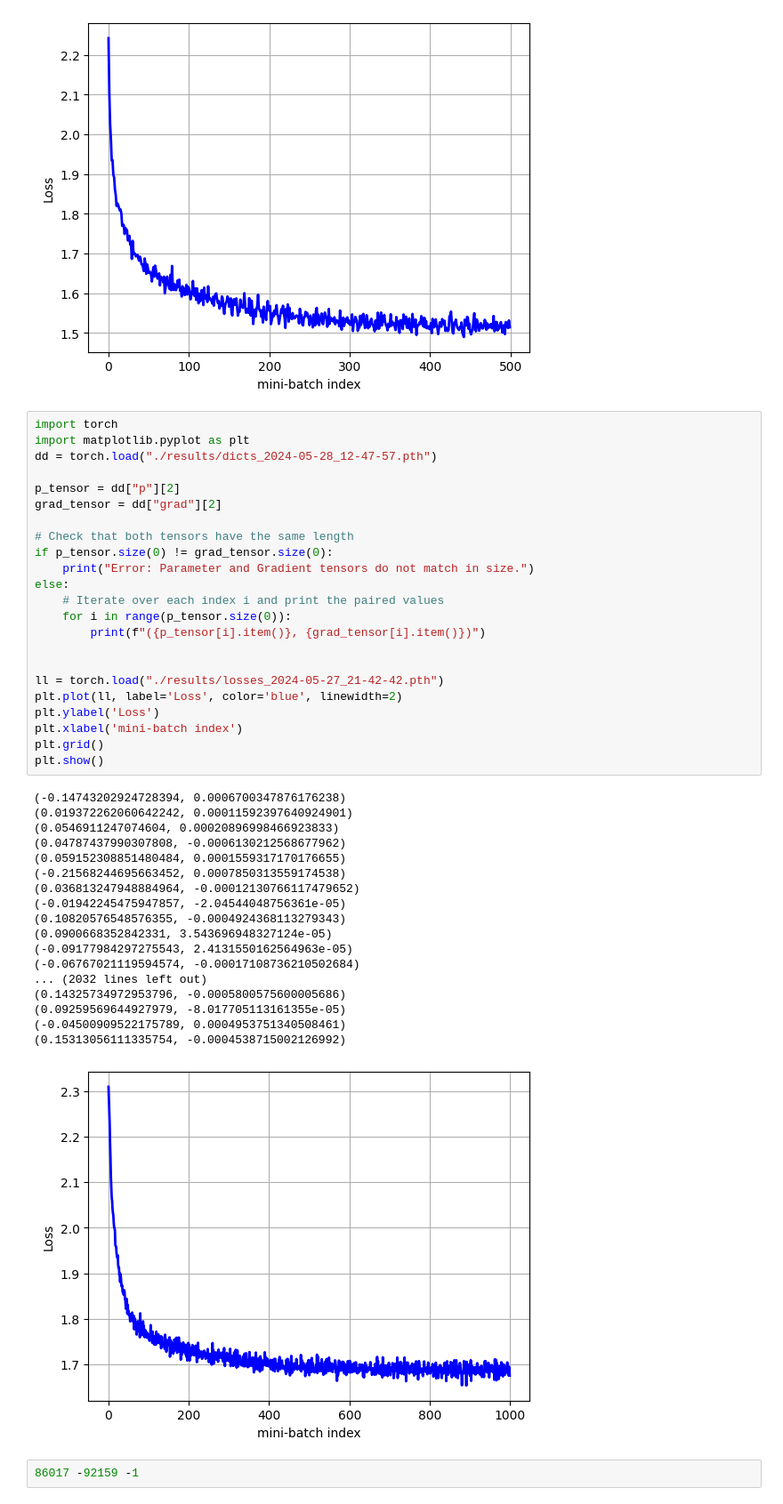
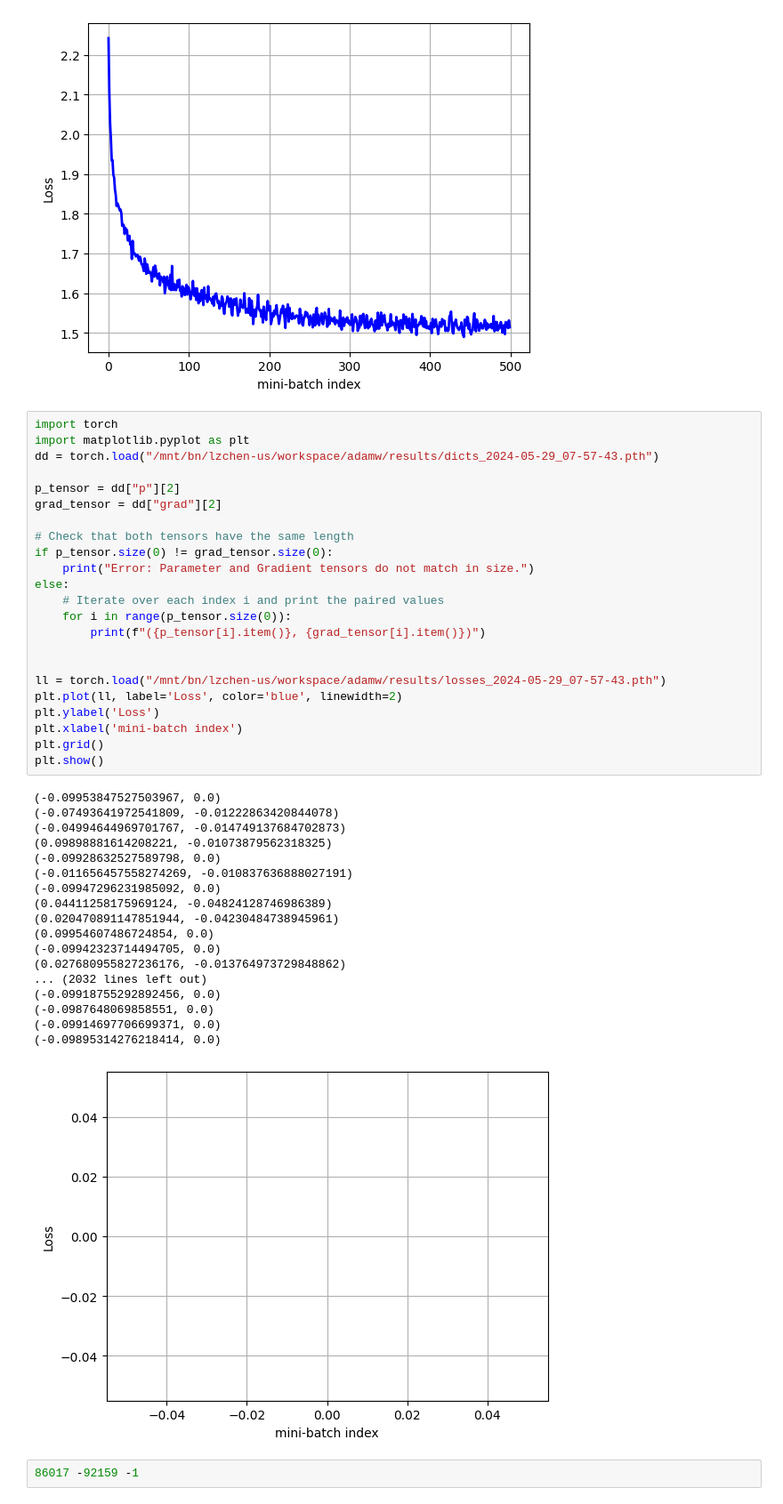
Before and after one commit to L-z-Chen/adamw, a Jupyter notebook: nn_toy.ipynb, the cells around one changed output. Shown at 89% size. Drawn from its saved outputs; the diff is of its cells as text.

```diff
--- a/nn_toy.ipynb
+++ b/nn_toy.ipynb
@@ -185,45 +186,45 @@ plt.show()
 # %%
 import torch
 import matplotlib.pyplot as plt
-dd = torch.load("./results/dicts_2024-05-28_12-47-57.pth")
+dd = torch.load("/mnt/bn/lzchen-us/workspace/adamw/results/dicts_2024-05-29_07-57-43.pth")
 
 p_tensor = dd["p"][2]
 grad_tensor = dd["grad"][2]
 
 # Check that both tensors have the same length
 if p_tensor.size(0) != grad_tensor.size(0):
     print("Error: Parameter and Gradient tensors do not match in size.")
 else:
     # Iterate over each index i and print the paired values
     for i in range(p_tensor.size(0)):
         print(f"({p_tensor[i].item()}, {grad_tensor[i].item()})")
 
 
-ll = torch.load("./results/losses_2024-05-27_21-42-42.pth")
+ll = torch.load("/mnt/bn/lzchen-us/workspace/adamw/results/losses_2024-05-29_07-57-43.pth")
 plt.plot(ll, label='Loss', color='blue', linewidth=2)
 plt.ylabel('Loss')
 plt.xlabel('mini-batch index')
 plt.grid()
 plt.show()
 # %% [output]
-(-0.14743202924728394, 0.0006700347876176238)
-(0.019372262060642242, 0.00011592397640924901)
-(0.0546911247074604, 0.00020896998466923833)
-(0.04787437990307808, -0.0006130212568677962)
-(0.059152308851480484, 0.0001559317170176655)
-(-0.21568244695663452, 0.0007850313559174538)
-(0.036813247948884964, -0.00012130766117479652)
-(-0.01942245475947857, -2.04544048756361e-05)
-(0.10820576548576355, -0.0004924368113279343)
-(0.0900668352842331, 3.543696948327124e-05)
-(-0.09177984297275543, 2.4131550162564963e-05)
-(-0.06767021119594574, -0.00017108736210502684)
+(-0.09953847527503967, 0.0)
+(-0.07493641972541809, -0.01222863420844078)
+(-0.04994644969701767, -0.014749137684702873)
+(0.09898881614208221, -0.01073879562318325)
+(-0.09928632527589798, 0.0)
+(-0.011656457558274269, -0.010837636888027191)
+(-0.09947296231985092, 0.0)
+(0.04411258175969124, -0.04824128746986389)
+(0.020470891147851944, -0.04230484738945961)
+(0.09954607486724854, 0.0)
+(-0.09942323714494705, 0.0)
+(0.027680955827236176, -0.013764973729848862)
 ... (2032 lines left out)
-(0.14325734972953796, -0.0005800575600005686)
-(0.09259569644927979, -8.017705113161355e-05)
-(-0.04500909522175789, 0.0004953751340508461)
-(0.15313056111335754, -0.0004538715002126992)
+(-0.09918755292892456, 0.0)
+(-0.0987648069858551, 0.0)
+(-0.09914697706699371, 0.0)
+(-0.09895314276218414, 0.0)
-[figure, old version]
+[figure, new version]
 # %%
 86017 -92159 -1
 # %% [output]
```
Also changed, not shown: parts of 1 cell of this notebook, 2 other files.
